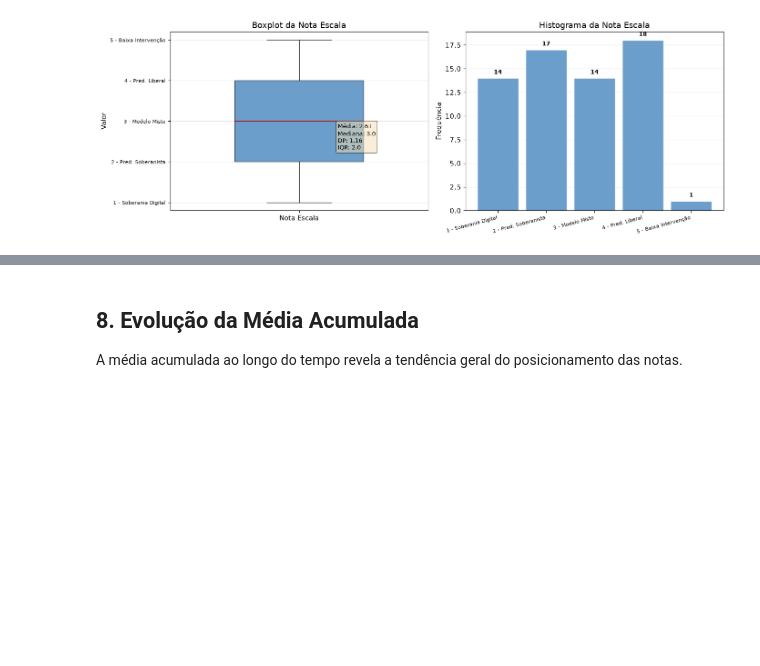
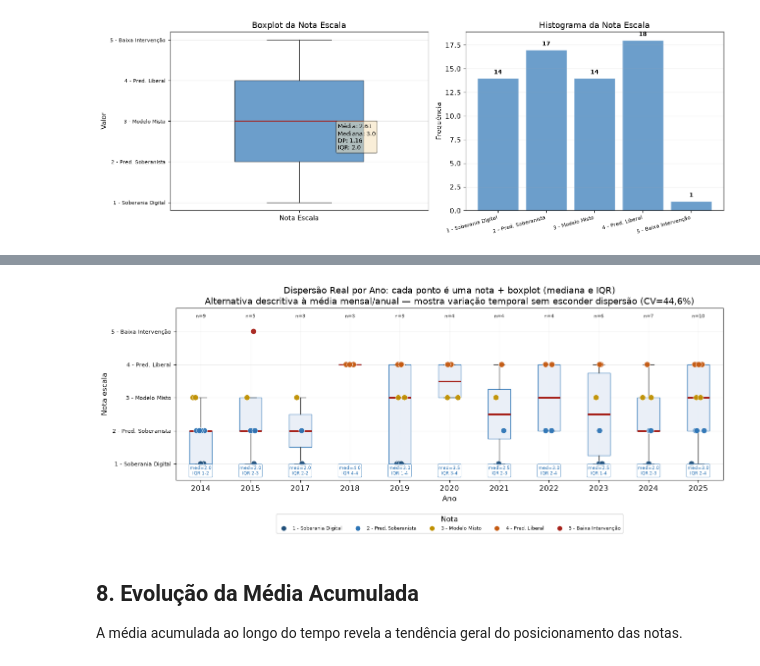
Before and after one commit to juborduchi/governanca-digital_mre, a Jupyter notebook: agente-classificador-notas-LLM/visualizacao/escala_ordinal_visualizacao_completa_executado.ipynb, the cells around one changed output, grey strips where cells are left out. Saved outputs shown, nothing was run; the diff lists cells and outputs as text; code cells hidden in the pictures; blank space fills up the shorter version.

```diff
--- a/agente-classificador-notas-LLM/visualizacao/escala_ordinal_visualizacao_completa_executado.ipynb
+++ b/agente-classificador-notas-LLM/visualizacao/escala_ordinal_visualizacao_completa_executado.ipynb
@@ -328,3 +438,64 @@ plt.show()
+# %%
+# 7b - Dispersão Real por Ano: Strip (jitter) + Boxplot (alternativa à média mensal)
+import numpy as np
+import matplotlib.pyplot as plt
+
+# garante series_ano existe
+from collections import defaultdict
+series_ano2 = defaultdict(list)
+for d in dados:
+    dt_obj = parse_data(d["data"])
+    if dt_obj is None:
+        continue
+    series_ano2[dt_obj.year].append(int(d["nota_escala"]))
+
+anos_plot = sorted(series_ano2.keys())
+dados_box = [series_ano2[a] for a in anos_plot]
+
+fig, ax = plt.subplots(figsize=(13, 5.5))
+
+# boxplot por ano (fundo)
+bp = ax.boxplot(dados_box, positions=range(len(anos_plot)), widths=0.45, patch_artist=True,
+                boxprops=dict(facecolor="#e8eef7", color="#2e75b6", alpha=0.9),
+                medianprops=dict(color="#a62019", linewidth=2.2),
+                whiskerprops=dict(color="#333333", linewidth=1),
+                capprops=dict(color="#333333", linewidth=1),
+                flierprops=dict(marker="o", markerfacecolor="#c55a11", markersize=4, markeredgecolor="white"),
+                showfliers=False) # pontos serao desenhados no strip
+
+# strip com jitter
+rng = np.random.default_rng(42)
+for i, ano in enumerate(anos_plot):
+    vals = series_ano2[ano]
+    x_jit = rng.normal(loc=i, scale=0.08, size=len(vals))
+    cores = [cores_escala[v-1] for v in vals]
+    ax.scatter(x_jit, vals, c=cores, edgecolor="white", linewidth=0.6, s=70, alpha=0.95, zorder=3)
+    # anota n e mediana
+    med = np.median(vals)
+    q1, q3 = np.percentile(vals, 25), np.percentile(vals, 75)
+    ax.text(i, 5.38, f"n={len(vals)}", ha="center", va="bottom", fontsize=7.5, color="#333333")
+    ax.text(i, 0.62, f"med={med:.1f}\nIQR {q1:.0f}-{q3:.0f}", ha="center", va="bottom", fontsize=6.5, color="#2e75b6",
+            bbox=dict(boxstyle="round,pad=0.2", facecolor="white", alpha=0.85, edgecolor="#2e75b6", linewidth=0.5))
+
+ax.set_xticks(range(len(anos_plot)))
+ax.set_xticklabels([str(a) for a in anos_plot])
+ax.set_yticks([1,2,3,4,5])
+ax.set_yticklabels([ROTULOS[k] for k in ORDENS], fontsize=8)
+ax.set_ylim(0.5, 5.7)
+ax.set_xlabel("Ano")
+ax.set_ylabel("Nota escala")
+ax.set_title("Dispersão Real por Ano: cada ponto é uma nota + boxplot (mediana e IQR)\nAlternativa descritiva à média mensal/anual — mostra variação temporal sem esconder dispersão (CV=44,6%)")
+ax.grid(axis="y", alpha=0.25)
+ax.grid(axis="x", alpha=0.08)
+
+# legenda cores
+from matplotlib.lines import Line2D
+handles = [Line2D([0],[0], marker='o', color='w', markerfacecolor=cores_escala[i], markersize=8, label=ROTULOS[i+1]) for i in range(5)]
+ax.legend(handles=handles, title="Nota", ncol=5, fontsize=7.5, loc="upper center", bbox_to_anchor=(0.5, -0.18))
+plt.tight_layout()
+plt.show()
+# %% [output]
+[figure, added]
 # %% [markdown]
 ## 8. Evolução da Média Acumulada
 
```
Also changed, not shown: parts of 3 cells of this notebook, 1 other file.
